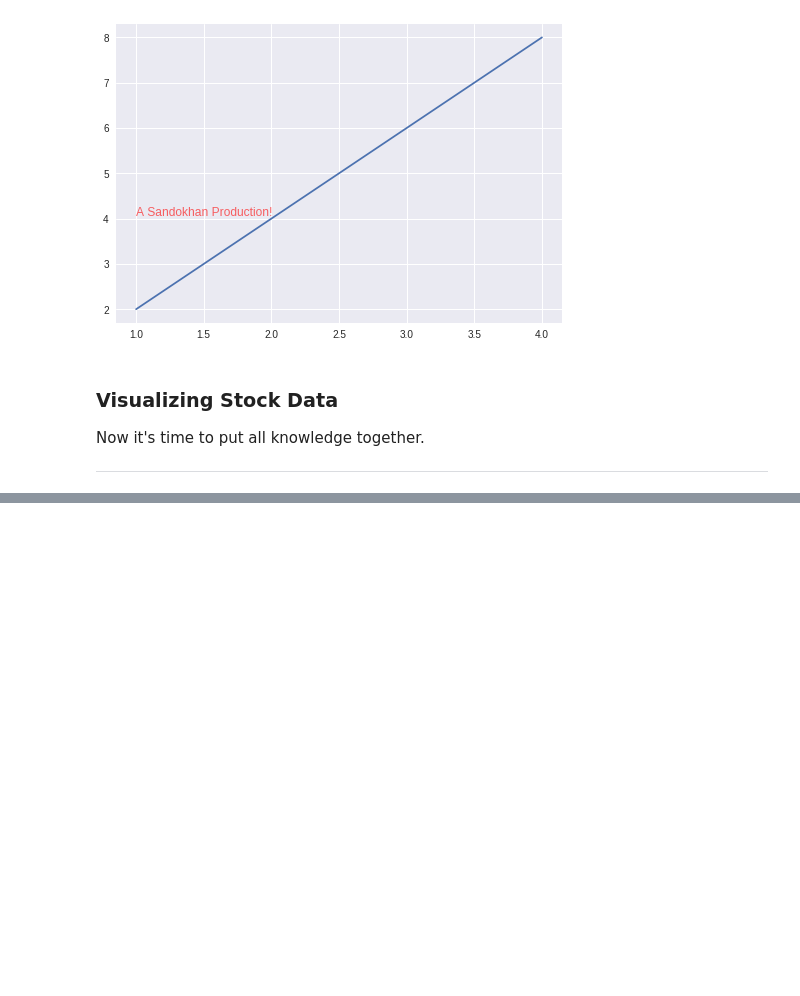
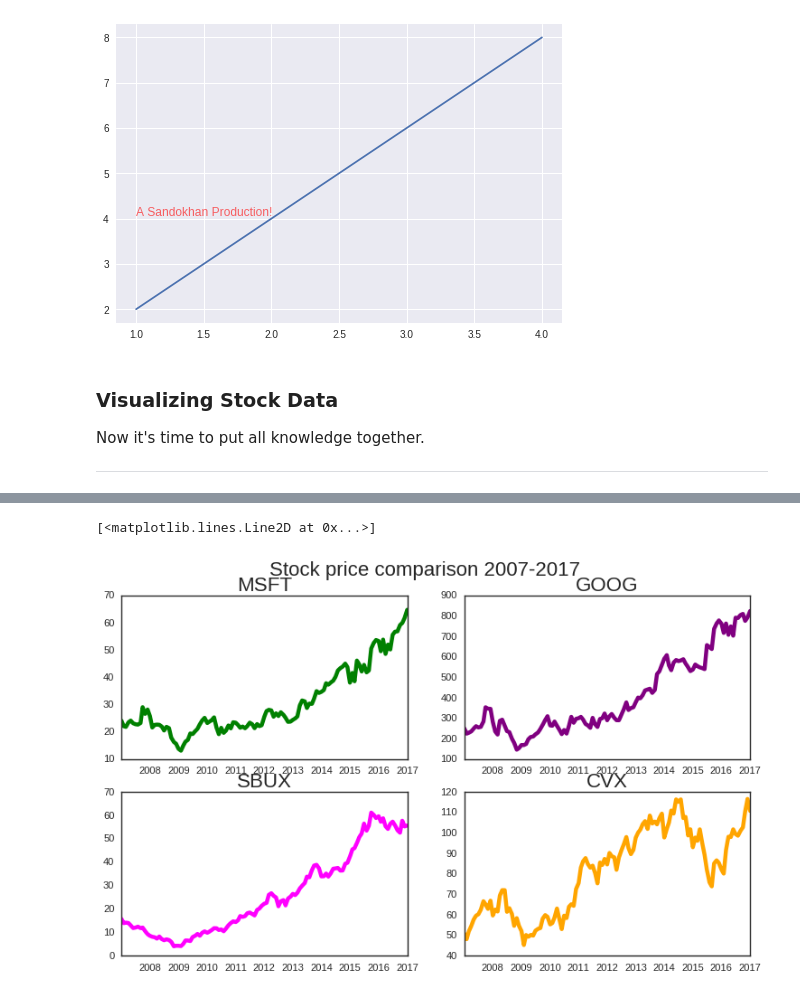
Before and after one commit to Sandokhan/pluralsight, a Jupyter notebook: pluralsight_matplotlib.ipynb, the cells around one changed output, grey strips where cells are left out. Cells and saved outputs as stored; diff of their text form; code cells hidden in the pictures; blank space fills up the shorter version.

```diff
--- a/pluralsight_matplotlib.ipynb
+++ b/pluralsight_matplotlib.ipynb
@@ -420,0 +488,32 @@ import pandas as pd
+# %%
+fig = plt.figure(figsize=(10, 6))
+
+fig.suptitle('Stock price comparison 2007-2017',
+             fontsize=20)
+
+ax1 = fig.add_subplot(221)
+ax1.set_title('MSFT')
+ax1.plot(stock_data['Date'],
+         stock_data['MSFT'],
+         color='green')
+
+ax2 = fig.add_subplot(222)
+ax2.set_title('GOOG')
+ax2.plot(stock_data['Date'],
+         stock_data['GOOG'],
+         color='purple')
+
+ax3 = fig.add_subplot(223)
+ax3.set_title('SBUX')
+ax3.plot(stock_data['Date'],
+         stock_data['SBUX'],
+         color='magenta')
+
+ax4 = fig.add_subplot(224)
+ax4.set_title('CVX')
+ax4.plot(stock_data['Date'],
+         stock_data['CVX'],
+         color='orange')
+# %% [output]
+[<matplotlib.lines.Line2D at 0x...>]
+[figure, added]
```
Also changed, not shown: parts of 7 cells of this notebook.
